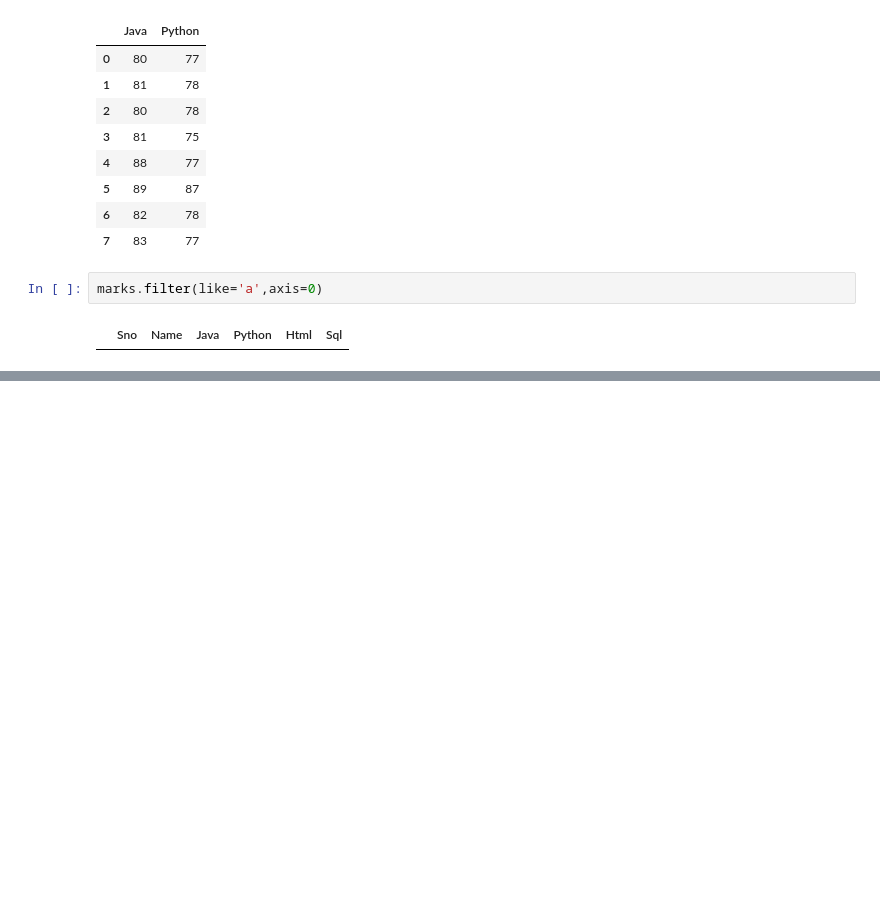
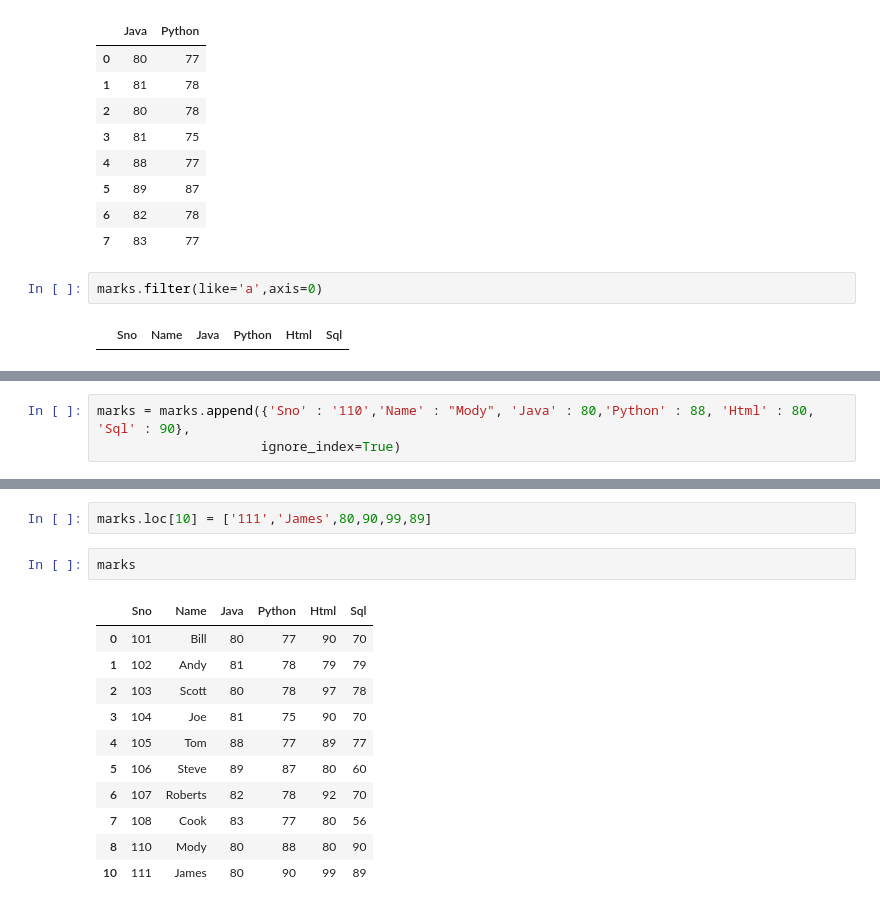
Before and after one commit to srikanthpragada/DS_06_MAY_2019, a Jupyter notebook: marks_df.ipynb, the cells around one changed output, grey strips where cells are left out. Drawn from its saved outputs; the diff is of its cells as text; blank space fills up the shorter version.

```diff
--- a/marks_df.ipynb
+++ b/marks_df.ipynb
@@ -328,0 +381,3 @@ marks.filter(like='a',axis=0)
+# %%
+marks = marks.append({'Sno' : '110','Name' : "Mody", 'Java' : 80,'Python' : 88, 'Html' : 80, 'Sql' : 90},
+                     ignore_index=True)
@@ -328,0 +421,16 @@ marks.filter(like='a',axis=0)
+# %%
+marks.loc[10] = ['111','James',80,90,99,89]
+# %%
+marks
+# %% [output]
+|  | Sno | Name | Java | Python | Html | Sql |
+| 0 | 101 | Bill | 80 | 77 | 90 | 70 |
+| 1 | 102 | Andy | 81 | 78 | 79 | 79 |
+| 2 | 103 | Scott | 80 | 78 | 97 | 78 |
+| 3 | 104 | Joe | 81 | 75 | 90 | 70 |
+| 4 | 105 | Tom | 88 | 77 | 89 | 77 |
+| 5 | 106 | Steve | 89 | 87 | 80 | 60 |
+| 6 | 107 | Roberts | 82 | 78 | 92 | 70 |
+| 7 | 108 | Cook | 83 | 77 | 80 | 56 |
+| 8 | 110 | Mody | 80 | 88 | 80 | 90 |
+| 10 | 111 | James | 80 | 90 | 99 | 89 |
```
Also changed, not shown: parts of 12 cells of this notebook, 2 other files.
